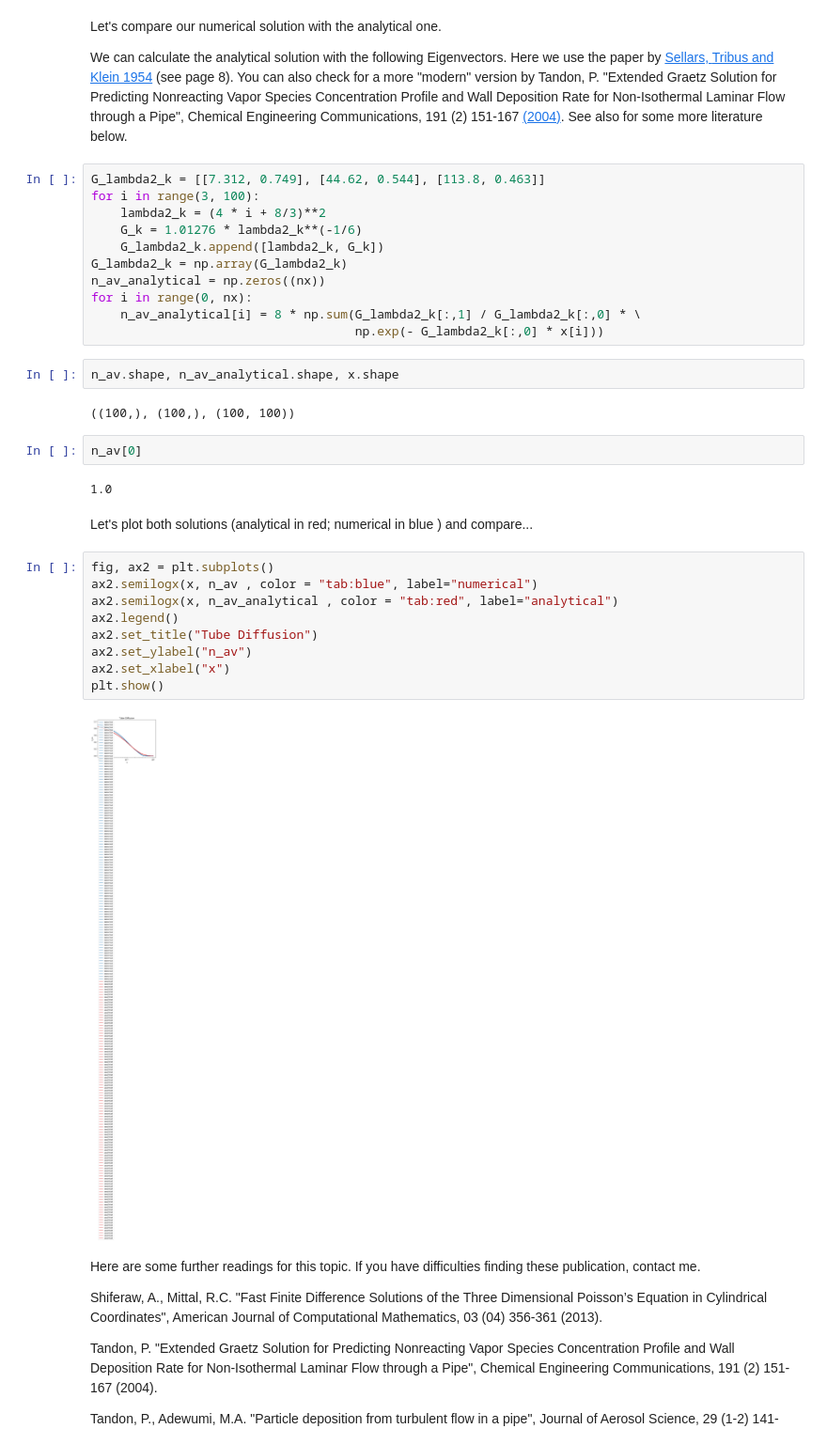
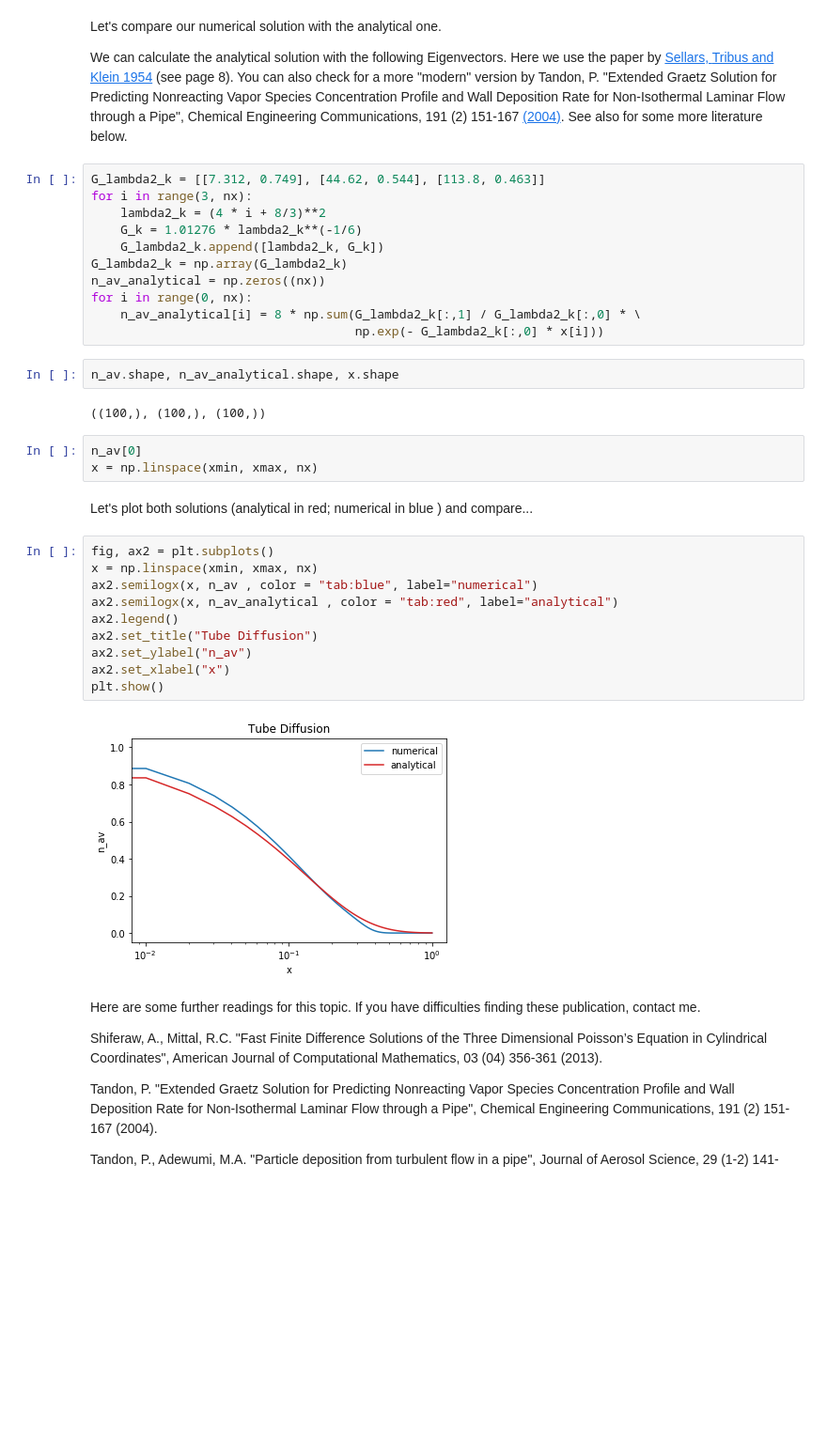
Before and after one commit to Leibniz-IWT/Aerosol-Nanoparticle-Course, a Jupyter notebook: Diffusion_tube_upwind_central.ipynb, the cells around one changed output. Shown: that part at 94% size. Drawn from its saved outputs; the diff is of its cells as text; blank space fills up the shorter version.

```diff
--- a/Diffusion_tube_upwind_central.ipynb
+++ b/Diffusion_tube_upwind_central.ipynb
@@ -240,7 +240,7 @@ Tribus and Klein 1954](https://deepblue.lib.umich.edu/bitstream/handle/2027.42/7
 See also for some more literature below.
 # %%
 G_lambda2_k = [[7.312, 0.749], [44.62, 0.544], [113.8, 0.463]]
-for i in range(3, 100):
+for i in range(3, nx):
     lambda2_k = (4 * i + 8/3)**2
     G_k = 1.01276 * lambda2_k**(-1/6)
     G_lambda2_k.append([lambda2_k, G_k])
@@ -252,24 +252,24 @@ for i in range(0, nx):
 # %%
 n_av.shape, n_av_analytical.shape, x.shape
 # %% [output]
-((100,), (100,), (100, 100))
+((100,), (100,), (100,))
-# %%
-n_av[0]
-# %% [output]
-1.0
+# %%
+n_av[0]
+x = np.linspace(xmin, xmax, nx)
 # %% [markdown]
 Let's plot both solutions (analytical in red; numerical in blue ) and compare...
 # %%
 fig, ax2 = plt.subplots()
+x = np.linspace(xmin, xmax, nx)
 ax2.semilogx(x, n_av , color = "tab:blue", label="numerical")
 ax2.semilogx(x, n_av_analytical , color = "tab:red", label="analytical")
 ax2.legend()
 ax2.set_title("Tube Diffusion")
 ax2.set_ylabel("n_av")
 ax2.set_xlabel("x")
 plt.show()
 # %% [output]
-[figure, old version]
+[figure, new version]
 # %% [markdown]
 Here are some further readings for this topic. If you have difficulties finding these publication, contact me.
 
```
Also changed, not shown: 1 other file.
